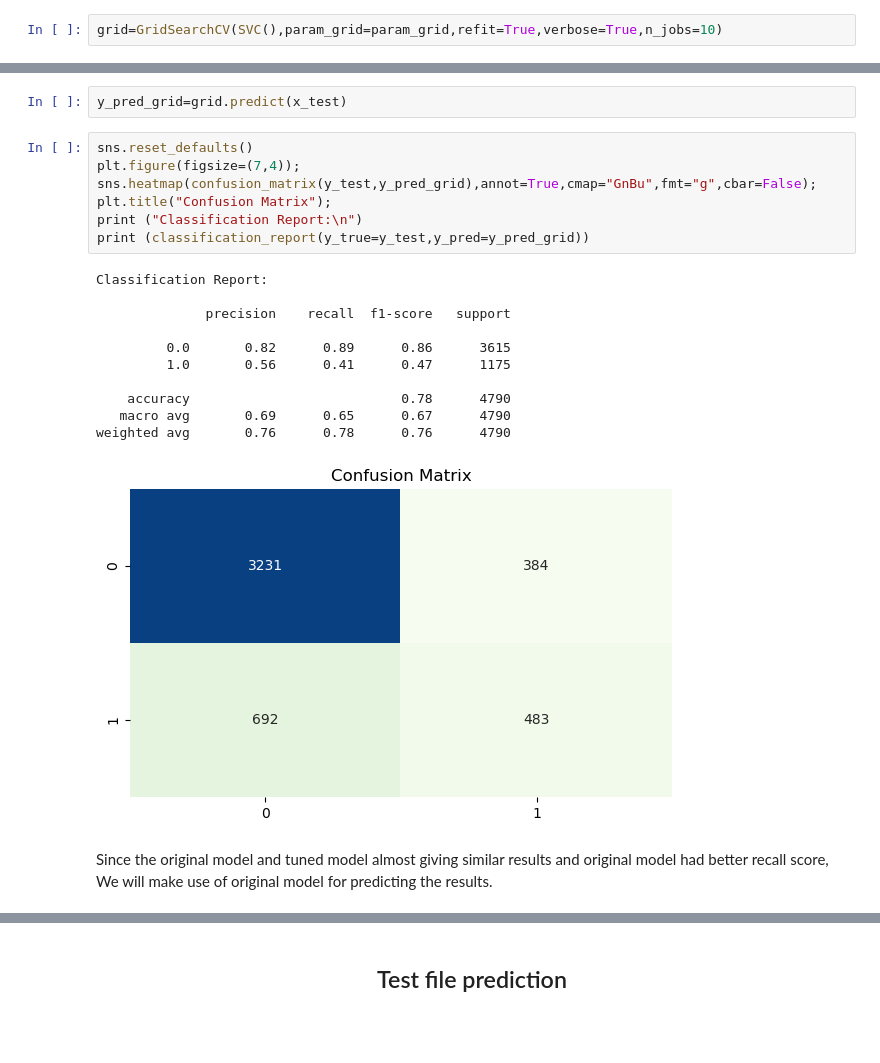
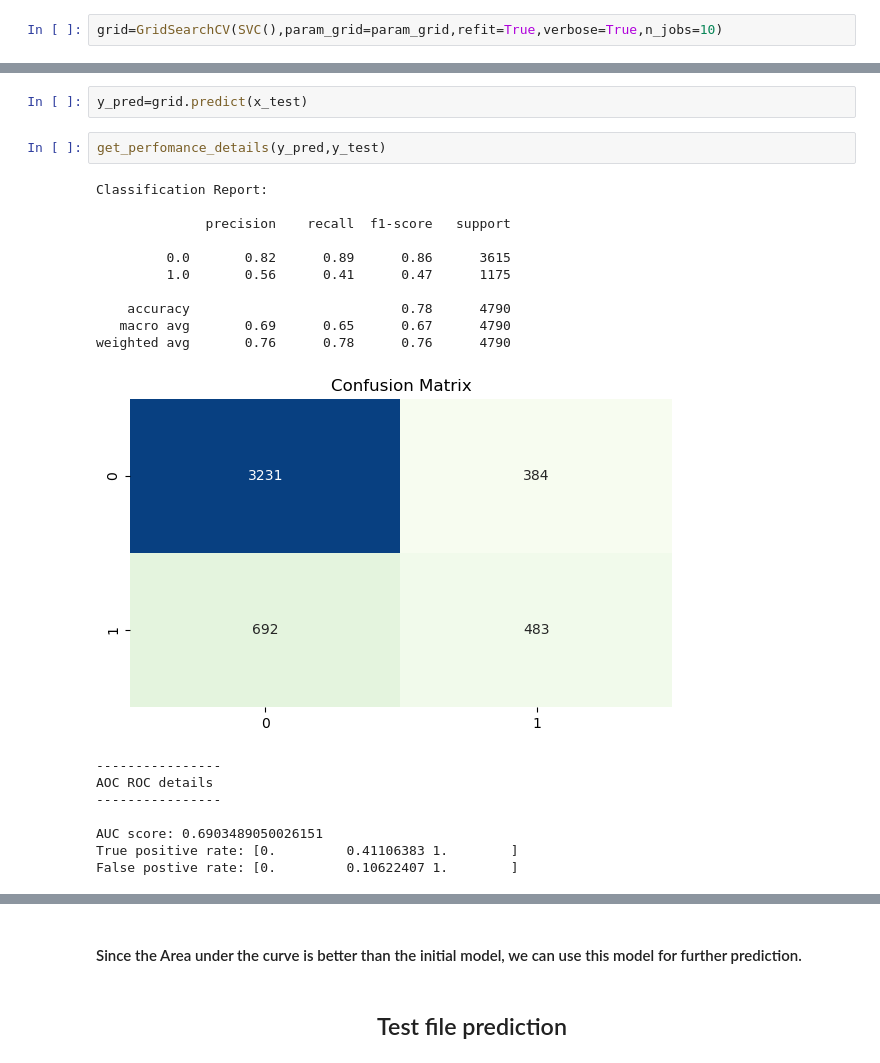
Before and after one commit to ajithcl/HR_Analytics, a Jupyter notebook: HR_Analytics.ipynb, the cells around one changed output, grey strips where cells are left out. Saved outputs shown, nothing was run; the diff lists cells and outputs as text; blank space fills up the shorter version.

```diff
--- a/HR_Analytics.ipynb
+++ b/HR_Analytics.ipynb
@@ -878,23 +905,23 @@ SVC(C=10, break_ties=False, cache_size=200, class_weight=None, coef0=0.0,
 # %%
-y_pred_grid=grid.predict(x_test)
+y_pred=grid.predict(x_test)
-# %%
-sns.reset_defaults()
-plt.figure(figsize=(7,4));
-sns.heatmap(confusion_matrix(y_test,y_pred_grid),annot=True,cmap="GnBu",fmt="g",cbar=False);
-plt.title("Confusion Matrix");
-print ("Classification Report:\n")
-print (classification_report(y_true=y_test,y_pred=y_pred_grid))
-# %% [output]
-Classification Report:
-
-              precision    recall  f1-score   support
-
-         0.0       0.82      0.89      0.86      3615
-         1.0       0.56      0.41      0.47      1175
-
-    accuracy                           0.78      4790
-   macro avg       0.69      0.65      0.67      4790
-weighted avg       0.76      0.78      0.76      4790
-[figure, removed]
-# %% [markdown]
-Since the original model and tuned model almost giving similar results and original model had better recall score, We will make use of original model for predicting the results.
+# %%
+get_perfomance_details(y_pred,y_test)
+# %% [output]
+Classification Report:
+
+              precision    recall  f1-score   support
+
+         0.0       0.82      0.89      0.86      3615
+         1.0       0.56      0.41      0.47      1175
+
+    accuracy                           0.78      4790
+   macro avg       0.69      0.65      0.67      4790
+weighted avg       0.76      0.78      0.76      4790
+[figure, added]
+----------------
+AOC ROC details
+----------------
+
+AUC score: 0.6903489050026151
+True positive rate: [0.         0.41106383 1.        ]
+False postive rate: [0.         0.10622407 1.        ]
@@ -901,3 +929,5 @@ Since the original model and tuned model almost giving similar results and origi
+# %% [markdown]
+#### Since the Area under the curve is better than the initial model, we can use this model for further prediction.
 # %% [markdown]
 ## <center> Test file prediction </center>
 # %%
```
Also changed, not shown: parts of 18 cells of this notebook, 1 other file.
